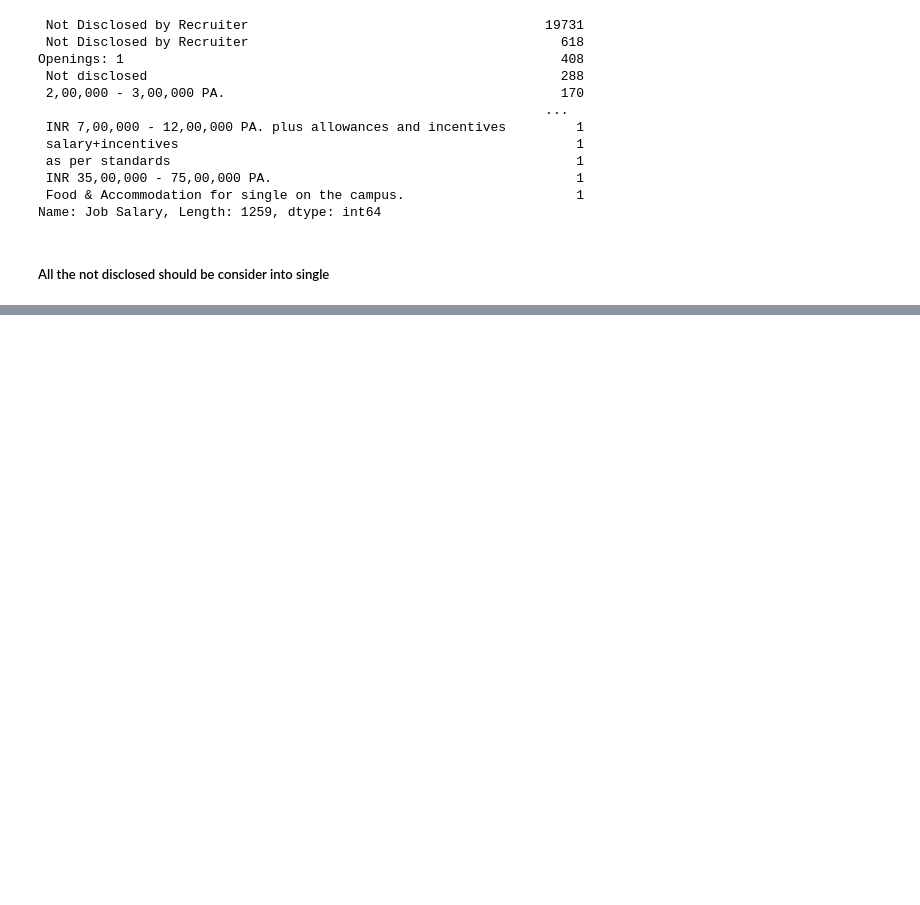
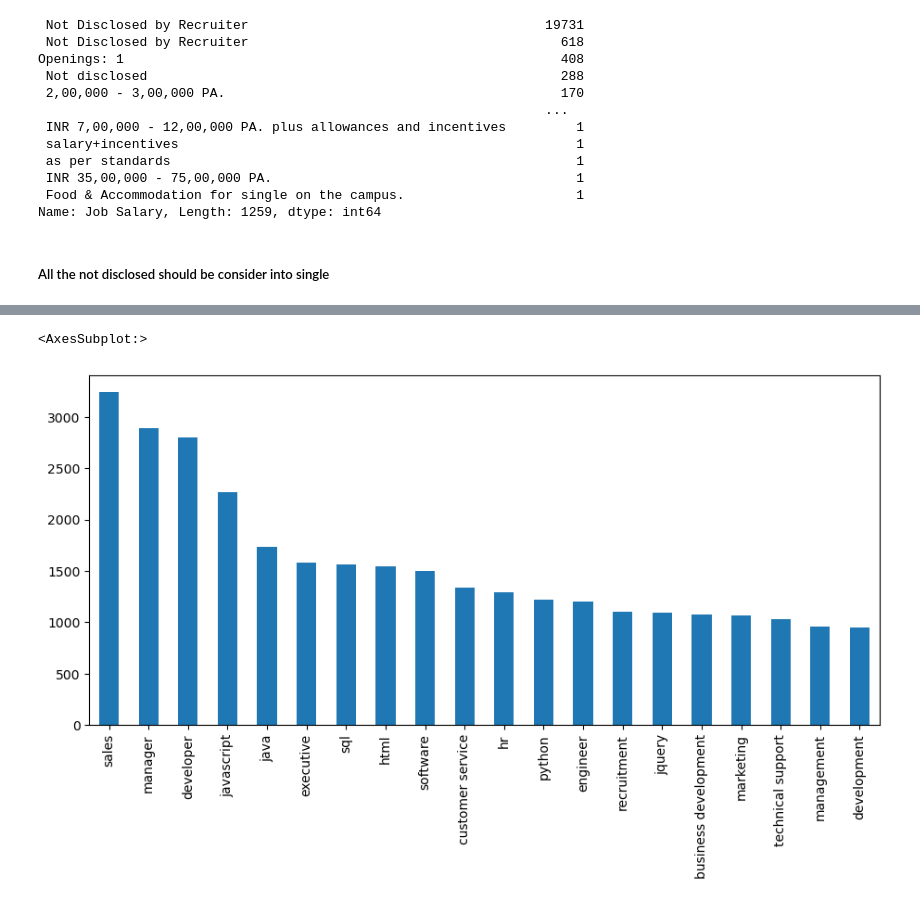
Before and after one commit to simrangrover5/DataScienceBatch_7_30PM, a Jupyter notebook: Project/Analysis.ipynb, the cells around one changed output, grey strips where cells are left out. Drawn from its saved outputs; the diff is of its cells as text; code cells hidden in the pictures; blank space fills up the shorter version.

```diff
--- a/Project/Analysis.ipynb
+++ b/Project/Analysis.ipynb
@@ -242,0 +455,3 @@ data.to_csv("cleaned_data.csv")
+# %%
+key_skills = []
+data['Key Skills'].apply(lambda x:key_skills.extend(str(x).lower().strip().split("|")) if type(x) == str else x)
@@ -242,0 +471,7 @@ data.to_csv("cleaned_data.csv")
+# %%
+key_skills = list(map(lambda x: x.strip(), key_skills))
+# %%
+pd.Series(key_skills).value_counts()[:20].plot(kind="bar")
+# %% [output]
+<AxesSubplot:>
+[figure, added]
```
Also changed, not shown: parts of 46 cells of this notebook, 2 other files.
